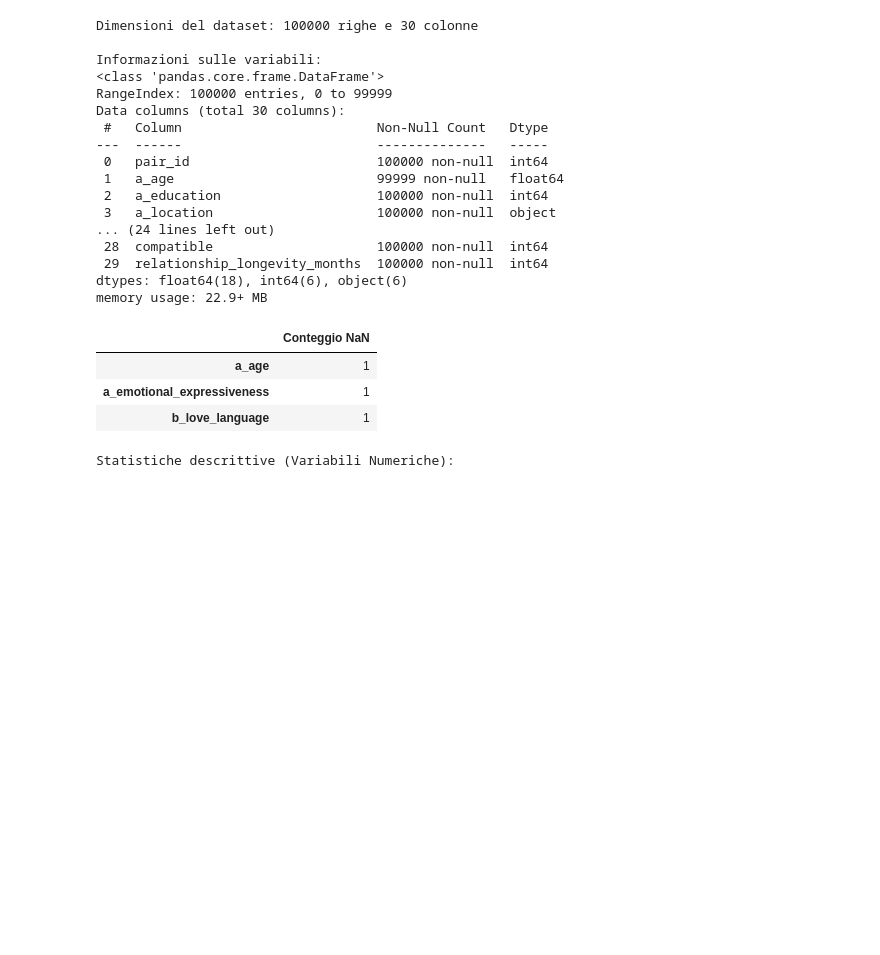
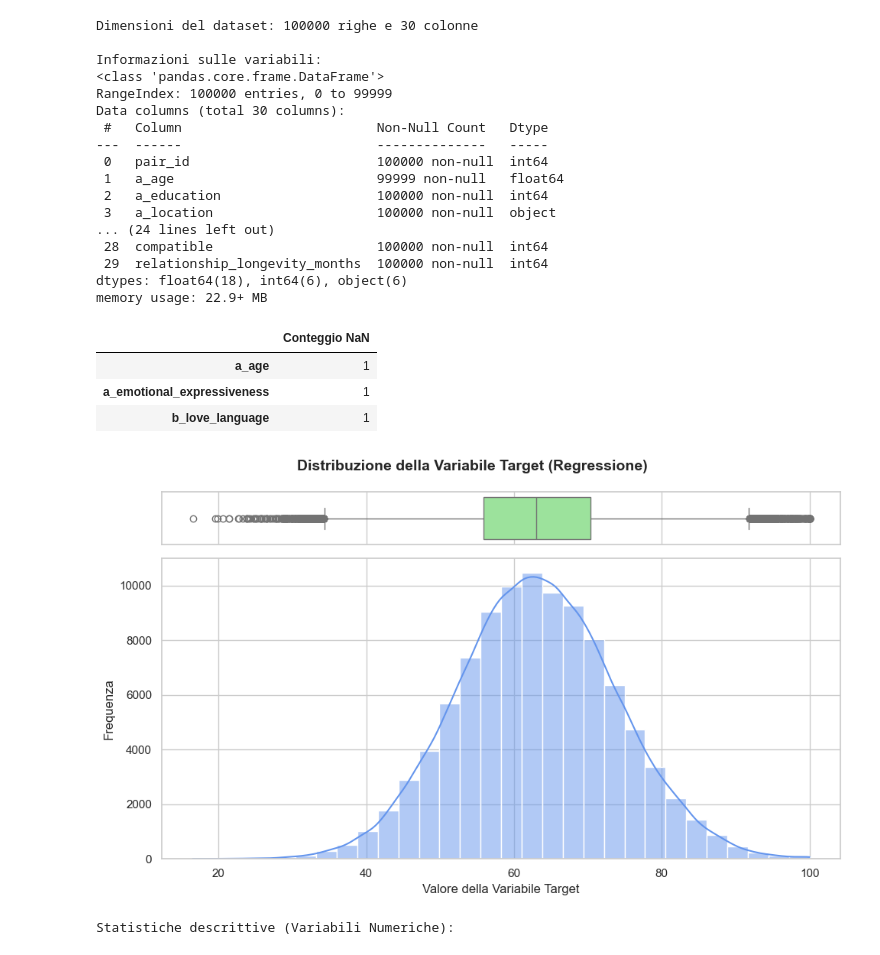
Before and after one commit to sabbux/Social_Matcher, a Jupyter notebook: data_exploration.ipynb, the cells around one changed output. Drawn from its saved outputs; the diff is of its cells as text; code cells hidden in the pictures; blank space fills up the shorter version.

```diff
--- a/data_exploration.ipynb
+++ b/data_exploration.ipynb
@@ -52,6 +52,26 @@ else:
 | a_age | 1 |
 | a_emotional_expressiveness | 1 |
 | b_love_language | 1 |
+# %%
+# Creiamo una figura con due grafici: un boxplot sopra e un istogramma sotto
+f, (ax_box, ax_hist) = plt.subplots(2, sharex=True, gridspec_kw={"height_ratios": (.15, .85)}, figsize=(10, 6))
+
+# Aggiungiamo il Boxplot (ottimo per vedere gli outlier)
+sns.boxplot(data=df, x='compatibility_score', ax=ax_box, color='lightgreen')
+ax_box.set(xlabel='') # Nascondiamo l'etichetta dell'asse x del boxplot per pulizia
+
+# Aggiungiamo l'Istogramma con la curva KDE (per vedere la forma)
+sns.histplot(data=df, x='compatibility_score', ax=ax_hist, kde=True, color='cornflowerblue', bins=30)
+ax_hist.set_xlabel('Valore della Variabile Target', fontsize=12)
+ax_hist.set_ylabel('Frequenza', fontsize=12)
+
+# Titolo generale
+f.suptitle('Distribuzione della Variabile Target (Regressione)', fontsize=14, fontweight='bold')
+
+plt.tight_layout()
+plt.show()
+# %% [output]
+[figure, added]
 # %%
 print("Statistiche descrittive (Variabili Numeriche):")
 display(df.describe().round(2))
```
